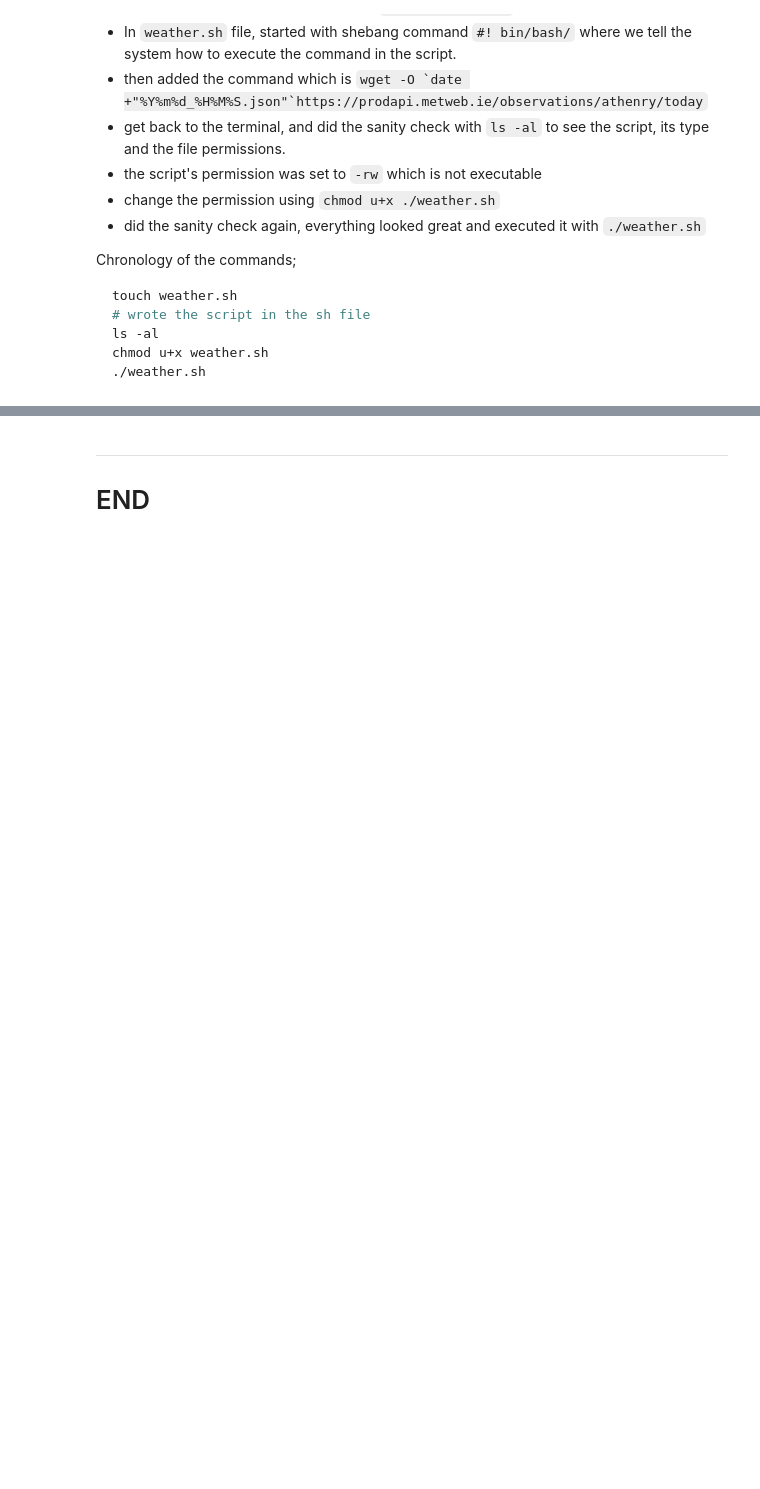
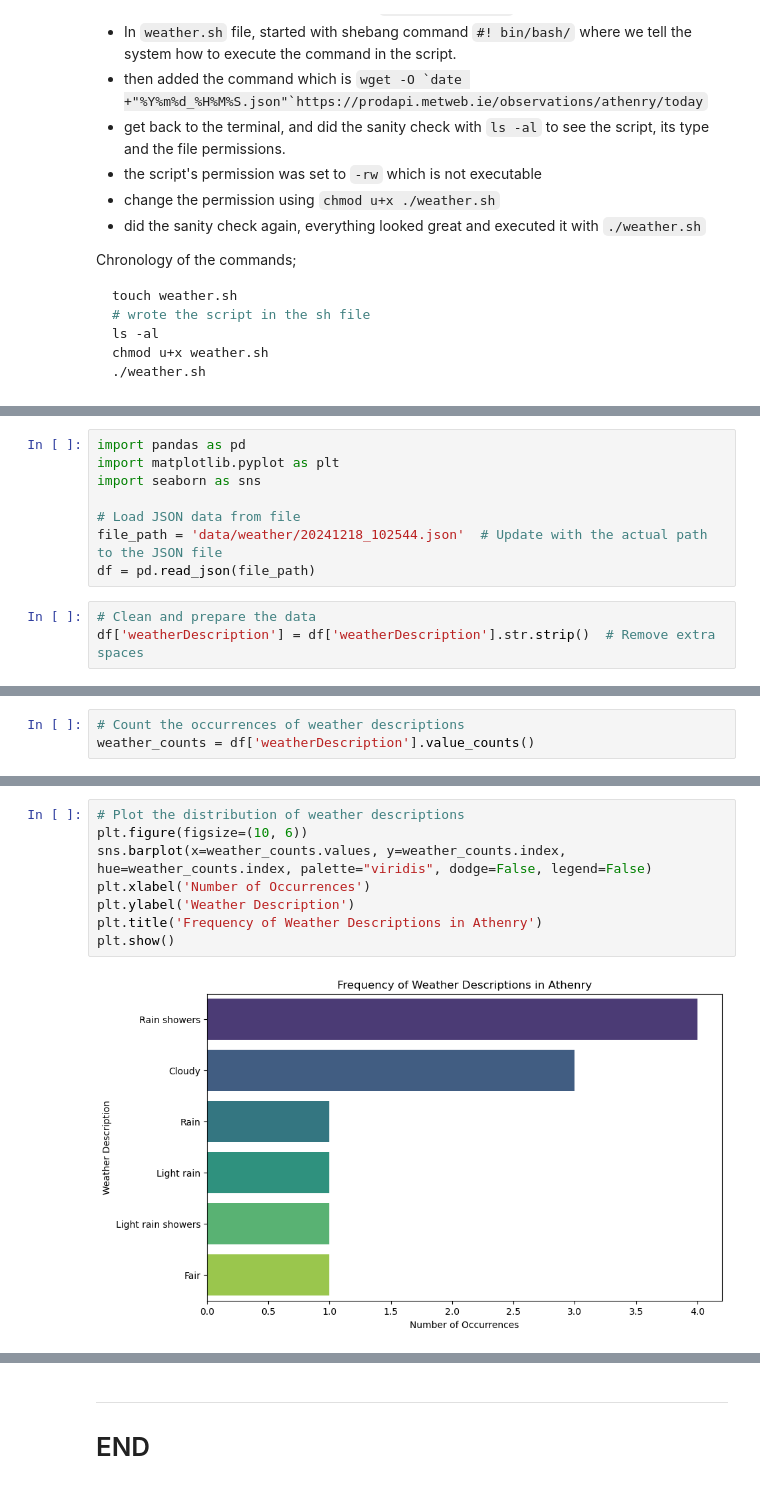
Before and after one commit to atacanbt/computer_infrastructure_assessment, a Jupyter notebook: weather.ipynb, the cells around one changed output, grey strips where cells are left out. Cells and saved outputs as stored; diff of their text form; blank space fills up the shorter version.

Commit message:
weather analysis is completed

```diff
--- a/weather.ipynb
+++ b/weather.ipynb
@@ -207,0 +179,11 @@ df.describe()
+# %%
+import pandas as pd
+import matplotlib.pyplot as plt
+import seaborn as sns
+
+# Load JSON data from file
+file_path = 'data/weather/20241218_102544.json'  # Update with the actual path to the JSON file
+df = pd.read_json(file_path)
+# %%
+# Clean and prepare the data
+df['weatherDescription'] = df['weatherDescription'].str.strip()  # Remove extra spaces
@@ -207,0 +211,3 @@ df.describe()
+# %%
+# Count the occurrences of weather descriptions
+weather_counts = df['weatherDescription'].value_counts()
@@ -207,0 +227,10 @@ df.describe()
+# %%
+# Plot the distribution of weather descriptions
+plt.figure(figsize=(10, 6))
+sns.barplot(x=weather_counts.values, y=weather_counts.index, hue=weather_counts.index, palette="viridis", dodge=False, legend=False)
+plt.xlabel('Number of Occurrences')
+plt.ylabel('Weather Description')
+plt.title('Frequency of Weather Descriptions in Athenry')
+plt.show()
+# %% [output]
+[figure, added]
```
Also changed, not shown: parts of 8 cells of this notebook, 9 other files.
